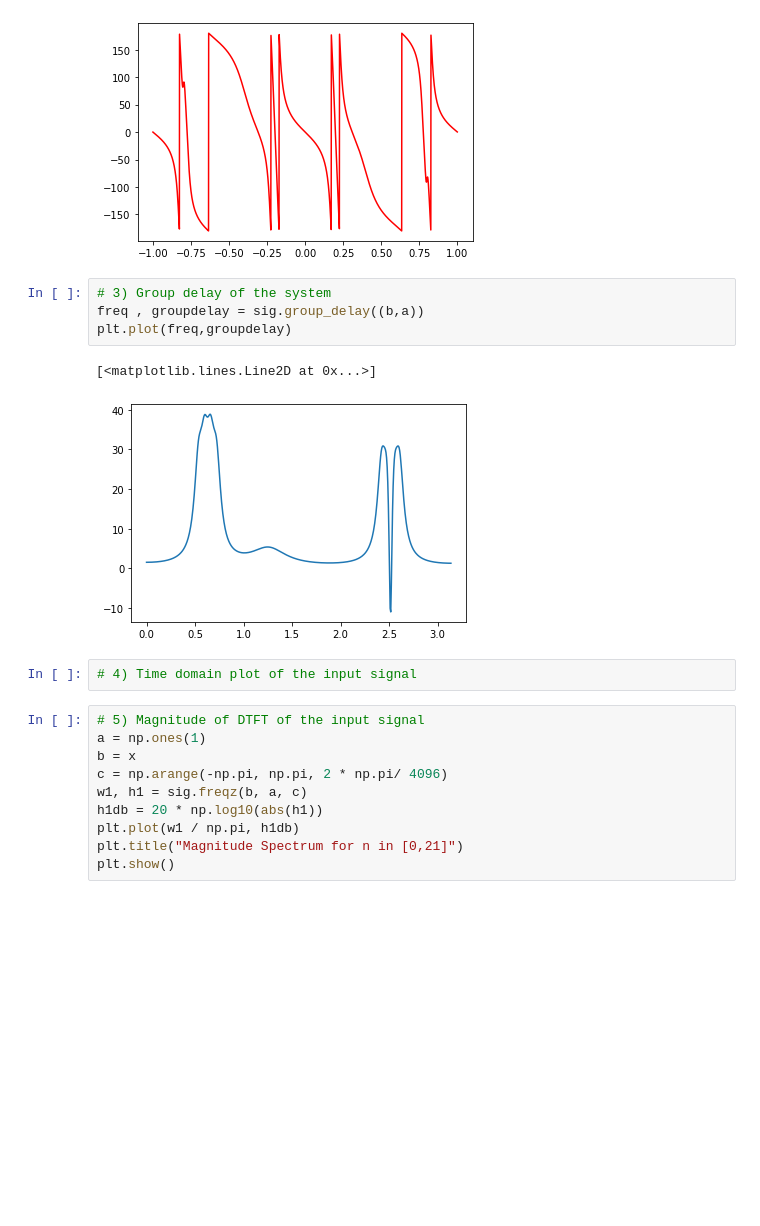
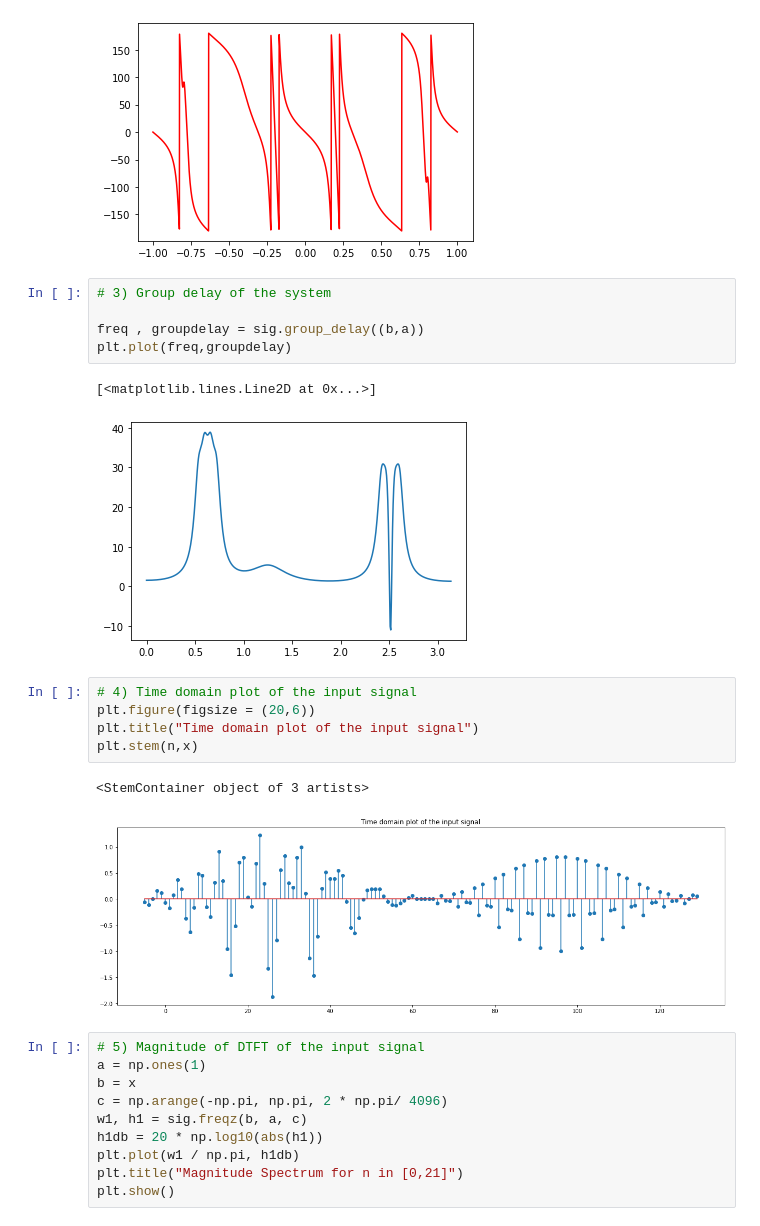
Before and after one commit to the-pinbo/EC211, a Jupyter notebook: Lab7/WEEK_7_ASSIGNMENT.ipynb, the cells around one changed output. Saved outputs shown, nothing was run; the diff lists cells and outputs as text; blank space fills up the shorter version.

```diff
--- a/Lab7/WEEK_7_ASSIGNMENT.ipynb
+++ b/Lab7/WEEK_7_ASSIGNMENT.ipynb
@@ -127,6 +130,7 @@ plt.show()
 [figure]
 # %%
 # 3) Group delay of the system
+
 freq , groupdelay = sig.group_delay((b,a))
 plt.plot(freq,groupdelay)
 # %% [output]
@@ -134,6 +138,12 @@ plt.plot(freq,groupdelay)
 [figure]
 # %%
 # 4) Time domain plot of the input signal
+plt.figure(figsize = (20,6))
+plt.title("Time domain plot of the input signal")
+plt.stem(n,x)
+# %% [output]
+<StemContainer object of 3 artists>
+[figure, added]
 # %%
 # 5) Magnitude of DTFT of the input signal
 a = np.ones(1)
```
Also changed, not shown: parts of 5 cells of this notebook.
